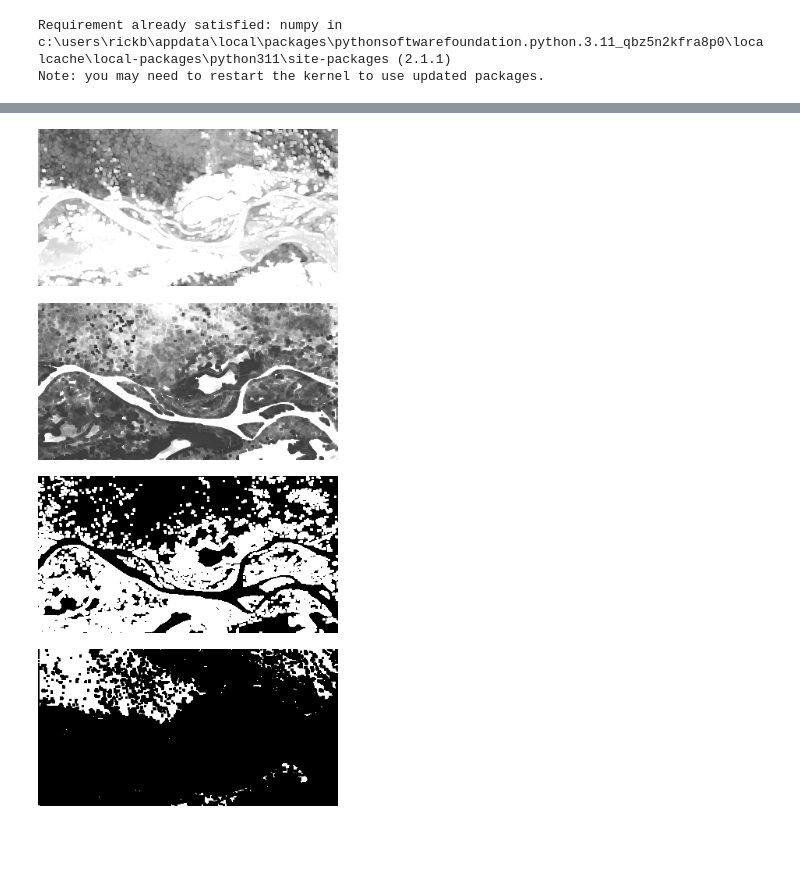
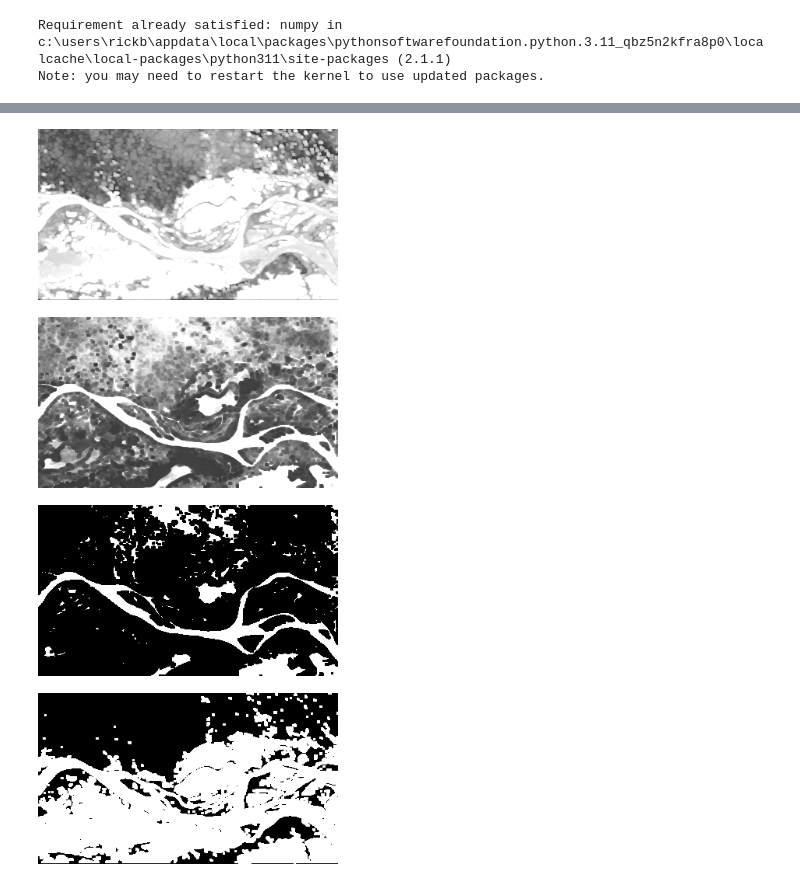
Before and after one commit to guilhermeMilani/operadores-morfologicos, a Jupyter notebook: OperadoresMorfologicos.ipynb, the cells around one changed output, grey strips where cells are left out. Cells and saved outputs as stored; diff of their text form; code cells hidden in the pictures; blank space fills up the shorter version.

```diff
--- a/OperadoresMorfologicos.ipynb
+++ b/OperadoresMorfologicos.ipynb
@@ -100,19 +100,19 @@ display(IPImage(filename='chuvoso_realcada.png', width=300))
 # %%
 def dilatacao(imagem_entrada, imagem_saida, kernel_size=3):
-    imagem_binaria = cv2.imread(imagem_entrada, cv2.IMREAD_GRAYSCALE)
+    imagem_binaria = cv2.imread(imagem_entrada)
     kernel = np.ones((kernel_size, kernel_size), np.uint8)
     imagem_dilatada = cv2.dilate(imagem_binaria, kernel, iterations=1)
     converte_img = PILImage.fromarray(imagem_dilatada.astype(np.uint8))
     converte_img.save(imagem_saida)
 
 
 dilatacao('chuvoso_realcada.png', 'chuvoso_dilatada.png')
 display(IPImage(filename='chuvoso_dilatada.png', width=300))
 # %% [output]
-[figure, old version]
+[figure, new version]
 # %%
 def erosao(imagem_entrada, imagem_saida, kernel_tamanho=3):
-    imagem_binaria = cv2.imread(imagem_entrada, cv2.IMREAD_GRAYSCALE)
+    imagem_binaria = cv2.imread(imagem_entrada)
     kernel = np.ones((kernel_tamanho, kernel_tamanho), np.uint8)
     imagem_erodida = cv2.erode(imagem_binaria, kernel, iterations=1)
     converte_img = PILImage.fromarray(imagem_erodida.astype(np.uint8))
@@ -121,19 +121,20 @@ def erosao(imagem_entrada, imagem_saida, kernel_tamanho=3):
 erosao('estiagem_realcada.png', 'estiagem_erodida.png')
 display(IPImage(filename='estiagem_erodida.png', width=300))
 # %% [output]
-[figure, old version]
+[figure, new version]
 # %%
-def binarizacao(imagem_entrada, imagem_saida):
+def binarizacao(imagem_entrada, imagem_saida, threshold_value):
     img = PILImage.open(imagem_entrada)
     img_array = np.array(img)
-    binary_array = np.where(img_array <= 127, 255, 0)
+    binary_array = np.where(img_array <= threshold_value, 0, 255)
+
     binary_img = PILImage.fromarray(binary_array.astype(np.uint8))
     binary_img.save(imagem_saida)
 
-binarizacao('estiagem_erodida.png', 'saida_binarizada_estiagem.png')
-binarizacao('chuvoso_dilatada.png', 'saida_binarizada_chuvoso.png')
+binarizacao('estiagem_erodida.png', 'saida_binarizada_estiagem.png',240)
+binarizacao('chuvoso_dilatada.png', 'saida_binarizada_chuvoso.png',200)
 display(IPImage(filename='saida_binarizada_estiagem.png', width=300))
 display(IPImage(filename='saida_binarizada_chuvoso.png', width=300))
 # %% [output]
-[figure, old version]
+[figure, new version]
-[figure, old version]
+[figure, new version]
```
Also changed, not shown: parts of 6 cells of this notebook, 15 other files.
